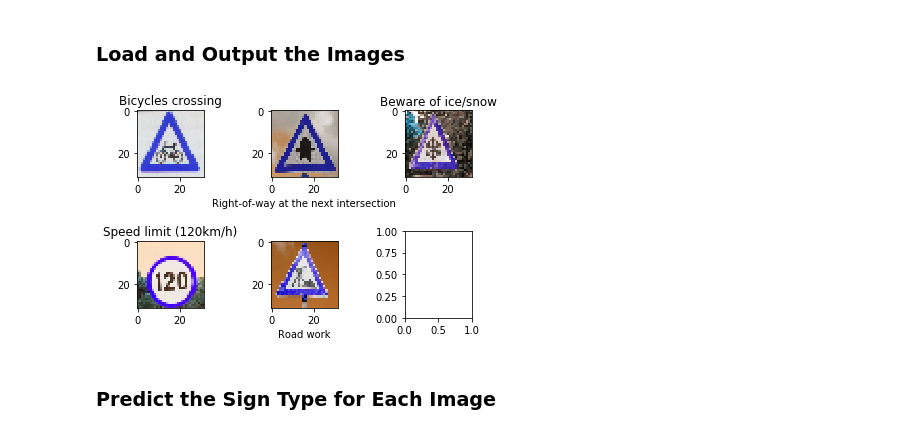
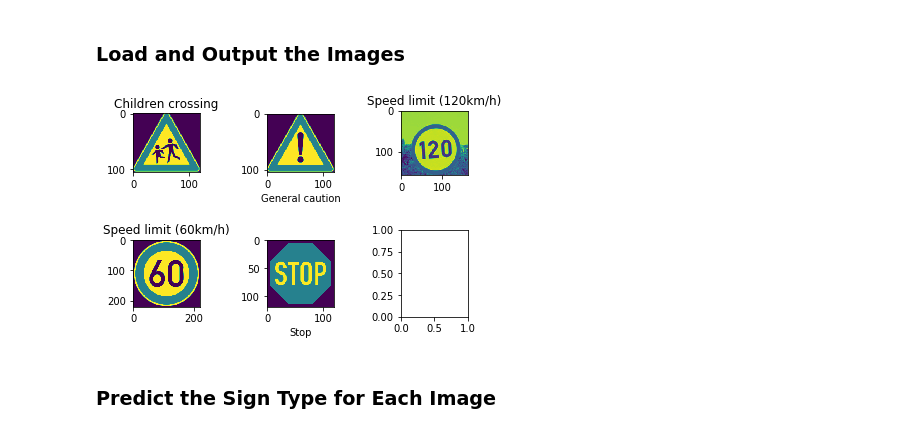
Before and after one commit to markmisener/udacity-self-driving-car-engineer, a Jupyter notebook: p3-traffic-sign-classifier/Traffic_Sign_Classifier.ipynb, the cells around one changed output. Drawn from its saved outputs; the diff is of its cells as text; code cells hidden in the pictures.

```diff
--- a/p3-traffic-sign-classifier/Traffic_Sign_Classifier.ipynb
+++ b/p3-traffic-sign-classifier/Traffic_Sign_Classifier.ipynb
@@ -342,25 +345,25 @@ sorted_sign_files = sorted(['new_signs/{}'.format(f_name) for f_name in os.listd
 imgs = [cv2.imread(f_name, cv2.IMREAD_GRAYSCALE) for f_name in sorted_sign_files if f_name != 'new_signs/.ipynb_checkpoints']
 images = [cv2.resize(image,(32,32))[...,np.newaxis].astype('float32', casting='same_kind') for image in imgs]
 X_new = np.array(images)
-y_new = np.array([29, 11, 30, 8, 25])
+y_new = np.array([28, 18, 8, 3, 14])
 # %%
 # Visualize
-f, axarr = plt.subplots(2, 3)
-axarr[0, 0].imshow(processed_imgs[0])
-axarr[0, 0].set_title(sign_dict[str(y_new[0])])
-axarr[0, 1].imshow(processed_imgs[1])
-axarr[0, 1].set_xlabel(sign_dict[str(y_new[1])])
-axarr[0, 2].imshow(processed_imgs[2])
-axarr[0, 2].set_title(sign_dict[str(y_new[2])])
-axarr[1, 0].imshow(processed_imgs[3])
-axarr[1, 0].set_title(sign_dict[str(y_new[3])])
-axarr[1, 1].imshow(processed_imgs[4])
-axarr[1, 1].set_xlabel(sign_dict[str(y_new[4])])
+f, ax = plt.subplots(2, 3)
+ax[0, 0].imshow(imgs[0])
+ax[0, 0].set_title(sign_dict[str(y_new[0])])
+ax[0, 1].imshow(imgs[1])
+ax[0, 1].set_xlabel(sign_dict[str(y_new[1])])
+ax[0, 2].imshow(imgs[2])
+ax[0, 2].set_title(sign_dict[str(y_new[2])])
+ax[1, 0].imshow(imgs[3])
+ax[1, 0].set_title(sign_dict[str(y_new[3])])
+ax[1, 1].imshow(imgs[4])
+ax[1, 1].set_xlabel(sign_dict[str(y_new[4])])
 
 plt.subplots_adjust(hspace=0.5, wspace=1)
 plt.show()
 # %% [output]
-[figure, old version]
+[figure, new version]
 # %% [markdown]
 ### Predict the Sign Type for Each Image
 # %%
```
Also changed, not shown: parts of 7 cells of this notebook, 13 other files.
